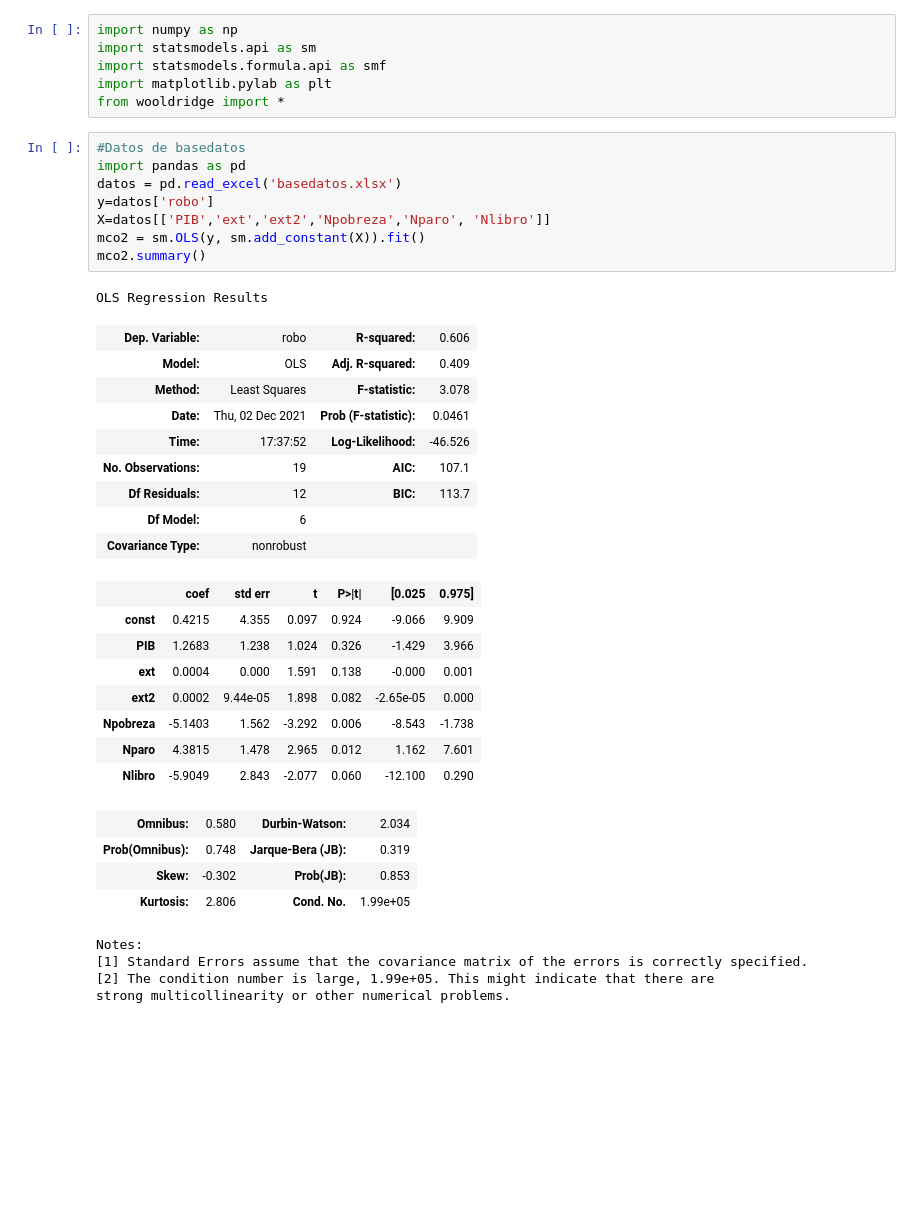
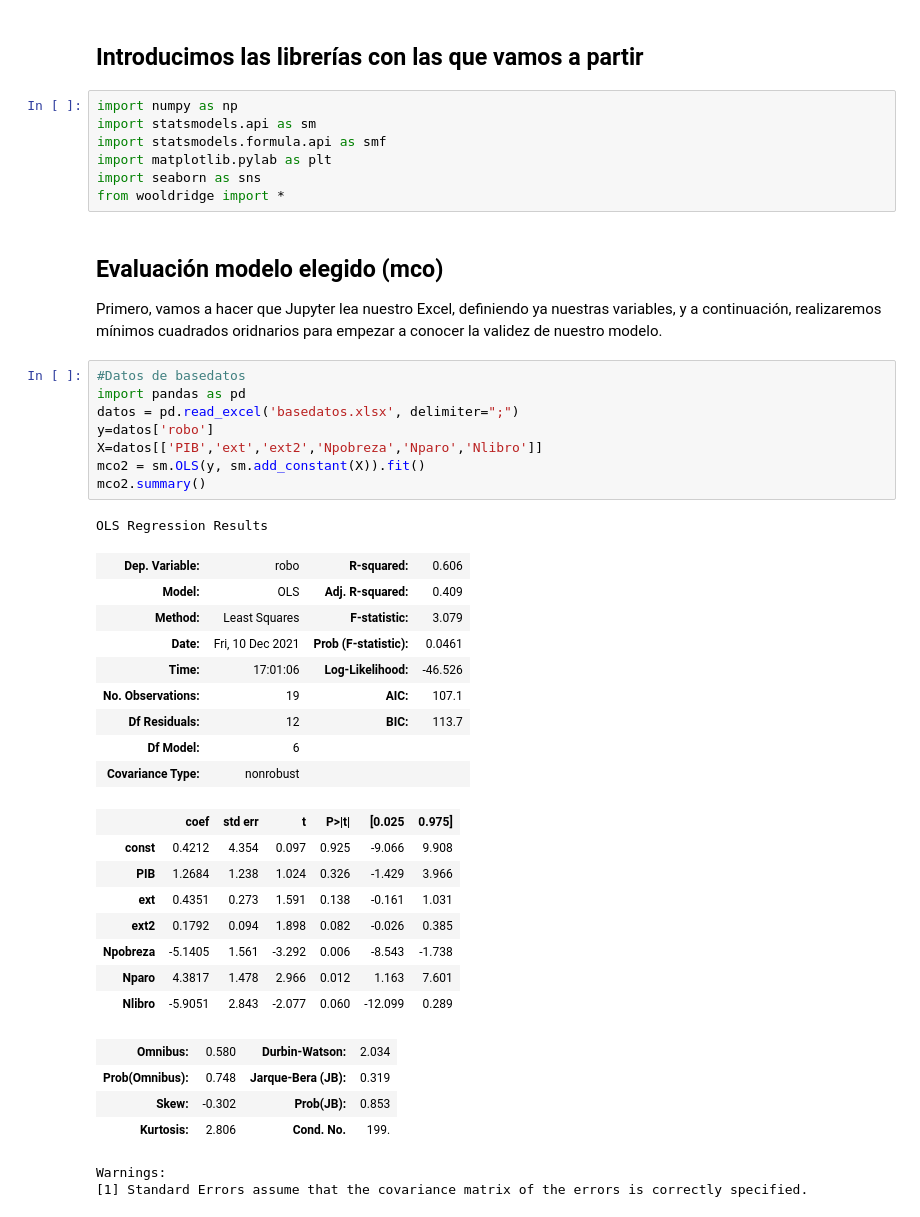
Before and after one commit to PbloCR/Econometria, a Jupyter notebook: basedatos.ipynb, the cells around one changed output. Saved outputs shown, nothing was run; the diff lists cells and outputs as text; blank space fills up the shorter version.

```diff
--- a/basedatos.ipynb
+++ b/basedatos.ipynb
@@ -1,41 +19,46 @@
+# %% [markdown]
+##   Introducimos las librerías con las que vamos a partir
 # %%
 import numpy as np
 import statsmodels.api as sm
 import statsmodels.formula.api as smf
 import matplotlib.pylab as plt
+import seaborn as sns
 from wooldridge import *
+# %% [markdown]
+## Evaluación modelo elegido (mco)
+
+Primero,  vamos a hacer que Jupyter lea nuestro Excel, definiendo ya nuestras variables, y a continuación, realizaremos mínimos cuadrados oridnarios para empezar a conocer la validez de nuestro modelo.
 # %%
 #Datos de basedatos
 import pandas as pd
-datos = pd.read_excel('basedatos.xlsx')
+datos = pd.read_excel('basedatos.xlsx', delimiter=";")
 y=datos['robo']
-X=datos[['PIB','ext','ext2','Npobreza','Nparo', 'Nlibro']]
+X=datos[['PIB','ext','ext2','Npobreza','Nparo','Nlibro']]
 mco2 = sm.OLS(y, sm.add_constant(X)).fit()
 mco2.summary()
 # %% [output]
 OLS Regression Results
 | Dep. Variable: | robo | R-squared: | 0.606 |
 | Model: | OLS | Adj. R-squared: | 0.409 |
-| Method: | Least Squares | F-statistic: | 3.078 |
-| Date: | Thu, 02 Dec 2021 | Prob (F-statistic): | 0.0461 |
-| Time: | 17:37:52 | Log-Likelihood: | -46.526 |
+| Method: | Least Squares | F-statistic: | 3.079 |
+| Date: | Fri, 10 Dec 2021 | Prob (F-statistic): | 0.0461 |
+| Time: | 17:01:06 | Log-Likelihood: | -46.526 |
 | No. Observations: | 19 | AIC: | 107.1 |
 | Df Residuals: | 12 | BIC: | 113.7 |
 | Df Model: | 6 |  |  |
 | Covariance Type: | nonrobust |  |  |
 |  | coef | std err | t | P>|t| | [0.025 | 0.975] |
-| const | 0.4215 | 4.355 | 0.097 | 0.924 | -9.066 | 9.909 |
-| PIB | 1.2683 | 1.238 | 1.024 | 0.326 | -1.429 | 3.966 |
-| ext | 0.0004 | 0.000 | 1.591 | 0.138 | -0.000 | 0.001 |
-| ext2 | 0.0002 | 9.44e-05 | 1.898 | 0.082 | -2.65e-05 | 0.000 |
-| Npobreza | -5.1403 | 1.562 | -3.292 | 0.006 | -8.543 | -1.738 |
-| Nparo | 4.3815 | 1.478 | 2.965 | 0.012 | 1.162 | 7.601 |
-| Nlibro | -5.9049 | 2.843 | -2.077 | 0.060 | -12.100 | 0.290 |
+| const | 0.4212 | 4.354 | 0.097 | 0.925 | -9.066 | 9.908 |
+| PIB | 1.2684 | 1.238 | 1.024 | 0.326 | -1.429 | 3.966 |
+| ext | 0.4351 | 0.273 | 1.591 | 0.138 | -0.161 | 1.031 |
+| ext2 | 0.1792 | 0.094 | 1.898 | 0.082 | -0.026 | 0.385 |
+| Npobreza | -5.1405 | 1.561 | -3.292 | 0.006 | -8.543 | -1.738 |
+| Nparo | 4.3817 | 1.478 | 2.966 | 0.012 | 1.163 | 7.601 |
+| Nlibro | -5.9051 | 2.843 | -2.077 | 0.060 | -12.099 | 0.289 |
 | Omnibus: | 0.580 | Durbin-Watson: | 2.034 |
 | Prob(Omnibus): | 0.748 | Jarque-Bera (JB): | 0.319 |
 | Skew: | -0.302 | Prob(JB): | 0.853 |
-| Kurtosis: | 2.806 | Cond. No. | 1.99e+05 |
+| Kurtosis: | 2.806 | Cond. No. | 199. |
-Notes:
+Warnings:
 [1] Standard Errors assume that the covariance matrix of the errors is correctly specified.
-[2] The condition number is large, 1.99e+05. This might indicate that there are
-strong multicollinearity or other numerical problems.
```
Also changed, not shown: parts of 35 cells of this notebook, 2 other files.
